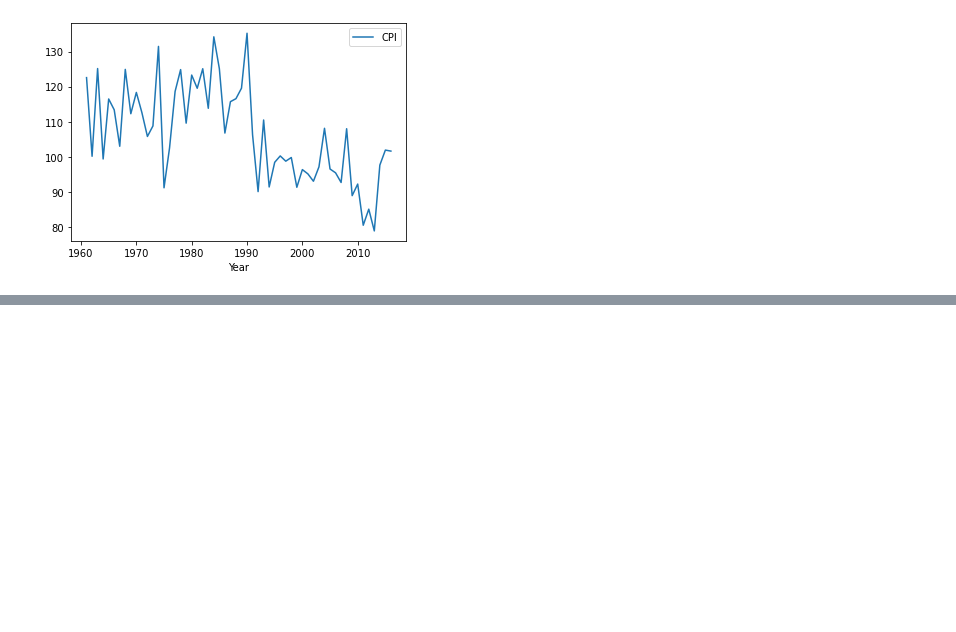
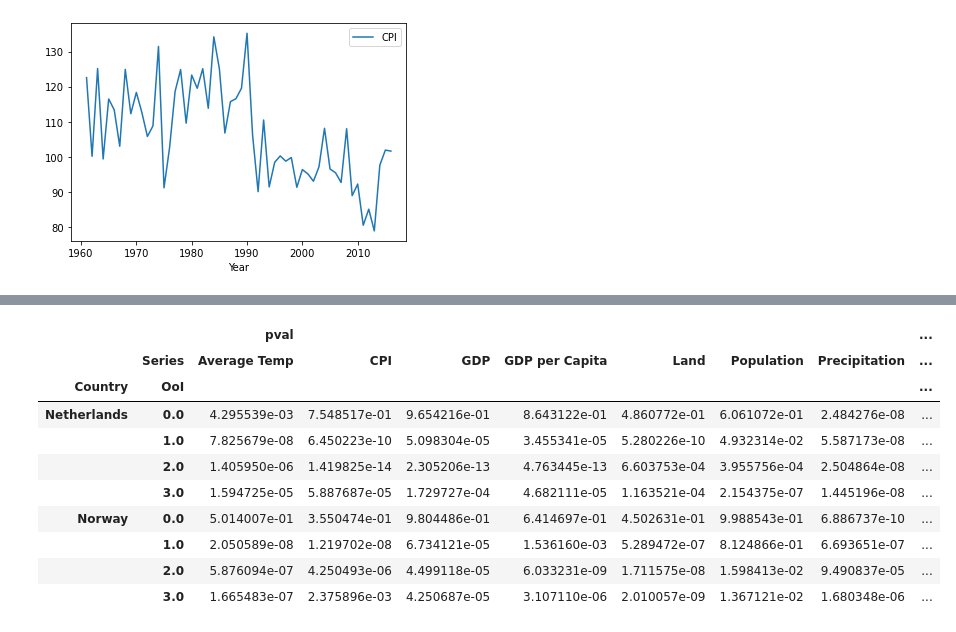
Before and after one commit to LuukOudshoorn25/MultivariateEconometrics, a Jupyter notebook: Multivariate Econometrics.ipynb, the cells around one changed output, grey strips where cells are left out. Drawn from its saved outputs; the diff is of its cells as text; code cells hidden in the pictures; blank space fills up the shorter version.

```diff
--- a/Multivariate Econometrics.ipynb
+++ b/Multivariate Econometrics.ipynb
@@ -150,0 +153,15 @@ plt.show()
+# %%
+# As before, we first apply a simple DF test to identify stationarity
+stationary_results = pd.DataFrame()
+for country in countries:
+    # loop through countries
+    subdf = df.loc[country]
+    for col in subdf.columns:
+        # Run ADF test to check for stationarity
+        ADF_p = adfuller(subdf[col].dropna())[1]
+        stationary_results.loc[country,col] = ADF_p
+stationary_results = stationary_results
+# Low p values are stationary
+isstationary = stationary_results<0.05
+isstationary = isstationary.T
+isstationary
@@ -150,0 +189,37 @@ plt.show()
+# %%
+def delta_operator(x):
+    return np.diff(x)
+x = np.arange(0,10,1)
+# %%
+integratability = pd.DataFrame()
+for country in countries:
+    # loop through countries
+    subdf = df.loc[country]
+    for col in subdf.columns:
+        timeseries = subdf[col].dropna()
+        # Run ADF test to check for stationarity
+        ADF_p = adfuller(timeseries)[1]
+        integratability = integratability.append({'Country': country,
+                                                      'OoI': 0,
+                                                      'Series':col,
+                                                      'pval': ADF_p}, ignore_index=True)
+        for OoI in [1,2,3]:
+            timeseries = delta_operator(timeseries)
+            ADF_p = adfuller(timeseries)[1]
+            integratability = integratability.append({'Country': country,
+                                                      'OoI': OoI,
+                                                      'Series':col,
+                                                      'pval': ADF_p}, ignore_index=True)
+integratability.set_index(['Country','OoI','Series']).unstack()
+# %% [output]
+|  |  | pval |  |  |  |  |  |  | ... |
+|  | Series | Average Temp | CPI | GDP | GDP per Capita | Land | Population | Precipitation | ... |
+| Country | OoI |  |  |  |  |  |  |  | ... |
+| Netherlands | 0.0 | 4.295539e-03 | 7.548517e-01 | 9.654216e-01 | 8.643122e-01 | 4.860772e-01 | 6.061072e-01 | 2.484276e-08 | ... |
+|  | 1.0 | 7.825679e-08 | 6.450223e-10 | 5.098304e-05 | 3.455341e-05 | 5.280226e-10 | 4.932314e-02 | 5.587173e-08 | ... |
+|  | 2.0 | 1.405950e-06 | 1.419825e-14 | 2.305206e-13 | 4.763445e-13 | 6.603753e-04 | 3.955756e-04 | 2.504864e-08 | ... |
+|  | 3.0 | 1.594725e-05 | 5.887687e-05 | 1.729727e-04 | 4.682111e-05 | 1.163521e-04 | 2.154375e-07 | 1.445196e-08 | ... |
+| Norway | 0.0 | 5.014007e-01 | 3.550474e-01 | 9.804486e-01 | 6.414697e-01 | 4.502631e-01 | 9.988543e-01 | 6.886737e-10 | ... |
+|  | 1.0 | 2.050589e-08 | 1.219702e-08 | 6.734121e-05 | 1.536160e-03 | 5.289472e-07 | 8.124866e-01 | 6.693651e-07 | ... |
+|  | 2.0 | 5.876094e-07 | 4.250493e-06 | 4.499118e-05 | 6.033231e-09 | 1.711575e-08 | 1.598413e-02 | 9.490837e-05 | ... |
+|  | 3.0 | 1.665483e-07 | 2.375896e-03 | 4.250687e-05 | 3.107110e-06 | 2.010057e-09 | 1.367121e-02 | 1.680348e-06 | ... |
```
Also changed, not shown: parts of 10 cells of this notebook.
